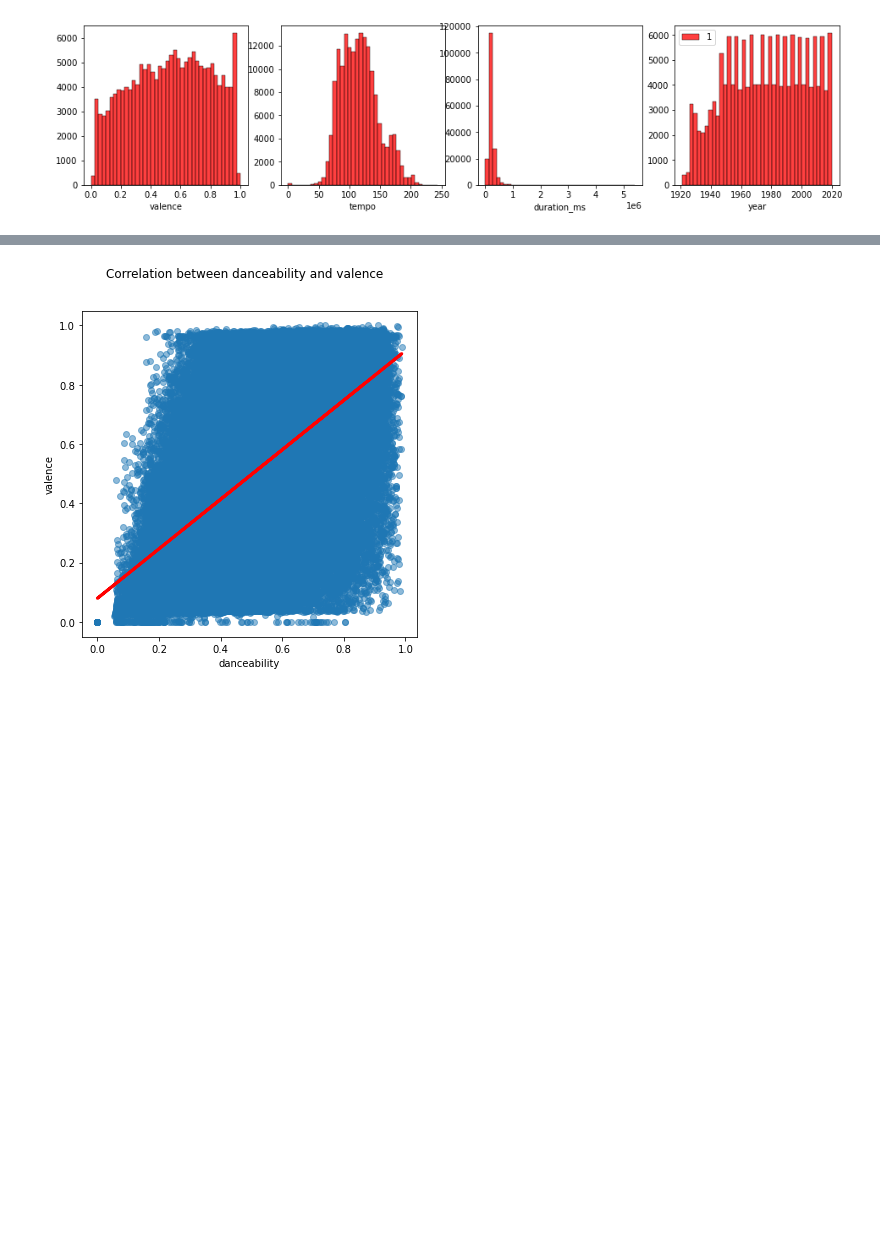
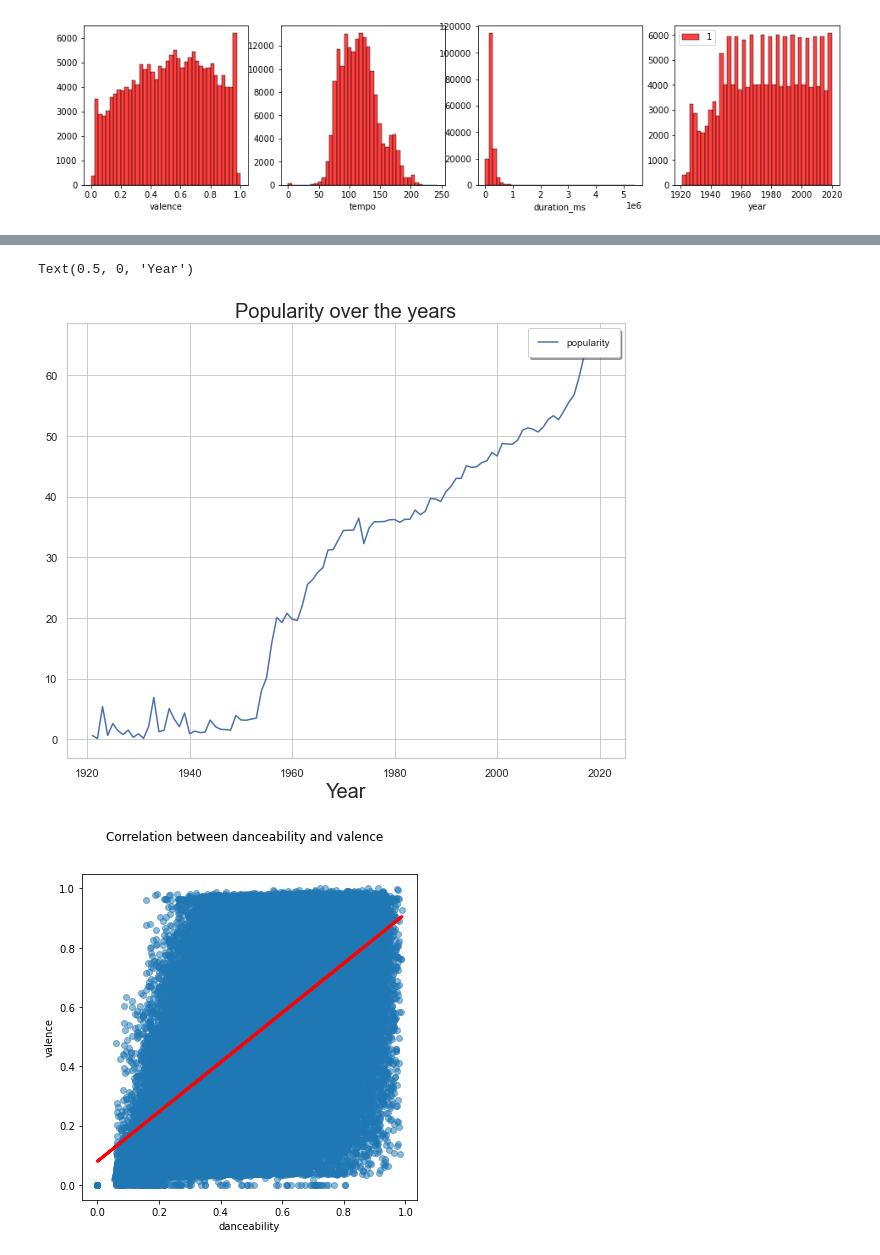
Before and after one commit to adriantyl/Capstone-Project-, a Jupyter notebook: EDA.ipynb, the cells around one changed output, grey strips where cells are left out. Cells and saved outputs as stored; diff of their text form; code cells hidden in the pictures; blank space fills up the shorter version.

```diff
--- a/EDA.ipynb
+++ b/EDA.ipynb
@@ -162,3 +176,17 @@ Text(0, 0.5, ' ')
+# %%
+plt.figure(figsize=(10, 8))
+sns.set(style="whitegrid")
+columns = ["popularity"]
+for col in columns:
+    x = data.groupby("year")[col].mean()
+    ax= sns.lineplot(x=x.index,y=x,label=col)
+ax.set_title('Popularity over the years', fontsize = 20)
+ax.legend(fancybox=True, framealpha=1, shadow=True, borderpad=1, prop={'size': 10}, loc = 'upper right')
+ax.set_ylabel('', fontsize = 20)
+ax.set_xlabel('Year', fontsize = 20)
+# %% [output]
+Text(0.5, 0, 'Year')
+[figure, added]
 # %%
 x1 = data["danceability"].values
 y1 = data["valence"].values
```
Also changed, not shown: parts of 1 cell of this notebook, 1 other file.
